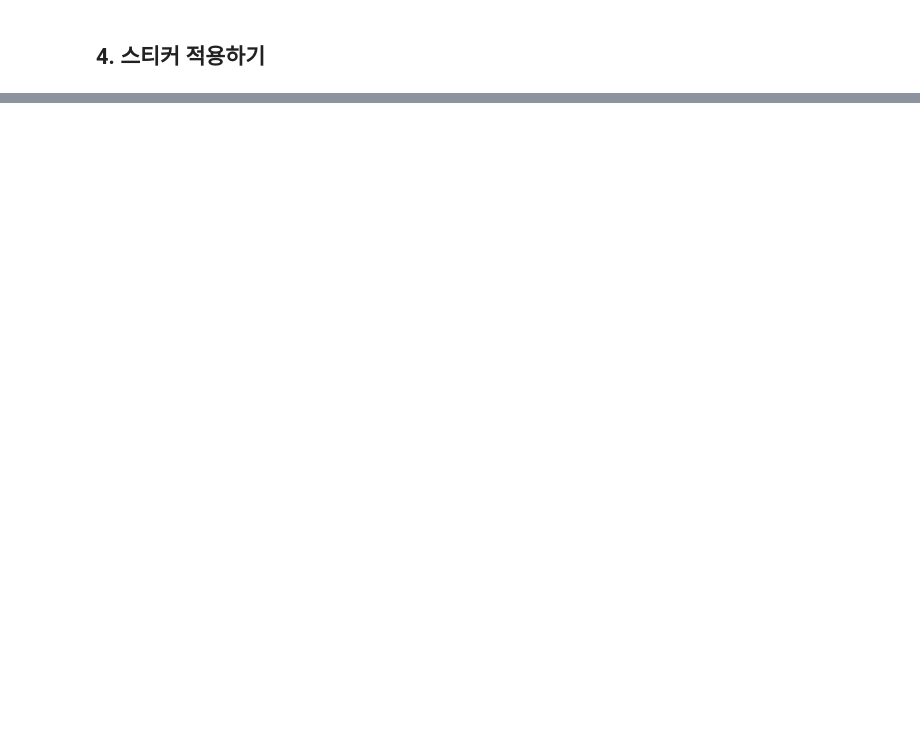
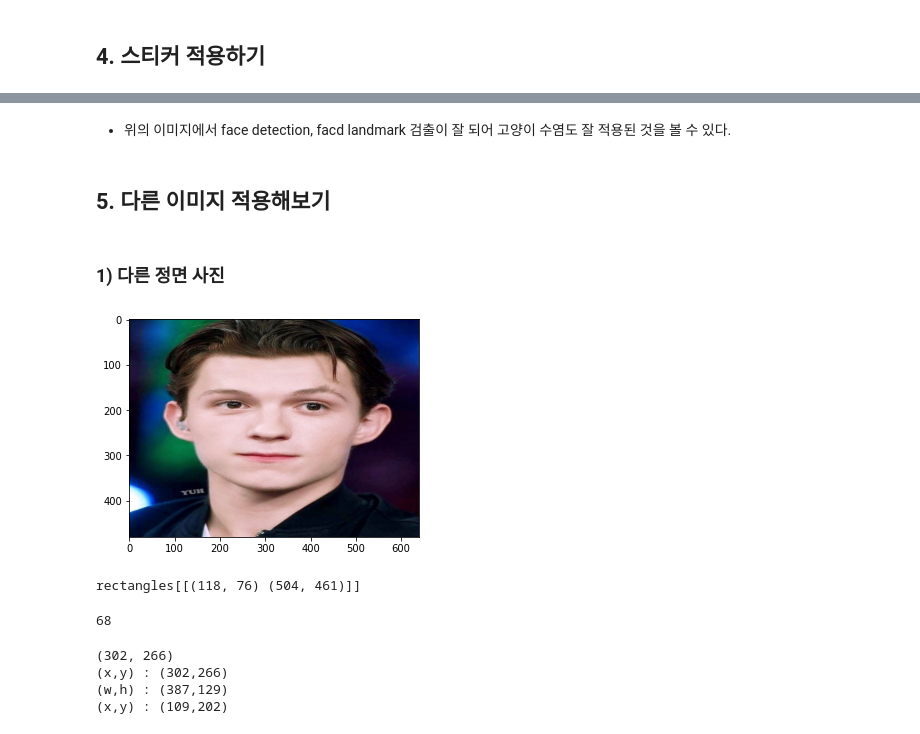
Before and after one commit to seungmiya13/LMS-Exploration, a Jupyter notebook: E3/camera_cat_whiskers.ipynb, the cells around one changed output, grey strips where cells are left out. Drawn from its saved outputs; the diff is of its cells as text; code cells hidden in the pictures; blank space fills up the shorter version.

```diff
--- a/E3/camera_cat_whiskers.ipynb
+++ b/E3/camera_cat_whiskers.ipynb
@@ -180,0 +208,55 @@ plt.show()
+# %% [markdown]
+- 위의 이미지에서 face detection, facd landmark 검출이 잘 되어 고양이 수염도 잘 적용된 것을 볼 수 있다.
+# %% [markdown]
+## 5. 다른 이미지 적용해보기
+# %% [markdown]
+### 1) 다른 정면 사진
+# %%
+# 1. 이미지 읽어오기
+my_image_path = os.getenv('HOME')+'/aiffel/Exploration/E3/images/img2.png'
+img_bgr = cv2.imread(my_image_path)    # OpenCV로 이미지를 읽어서
+img_bgr = cv2.resize(img_bgr, (640, 480))    # 640x480의 크기로 Resize
+img_rgb = cv2.cvtColor(img_bgr, cv2.COLOR_BGR2RGB) # RGB로 변경
+
+plt.imshow(img_rgb)
+plt.show()
+# %% [output]
+[figure, added]
+# %%
+# 2. 얼굴의 bounding box를 추출
+dlib_rects = detector_hog(img_rgb, 1)
+print(dlib_rects)
+# %% [output]
+rectangles[[(118, 76) (504, 461)]]
+# %%
+# 3. 얼굴 랜드마크 좌표 저장
+list_landmarks = []
+for dlib_rect in dlib_rects:
+    points = landmark_predictor(img_rgb, dlib_rect)
+    list_points = list(map(lambda p: (p.x, p.y), points.parts()))
+    list_landmarks.append(list_points)
+
+print(len(list_landmarks[0]))
+# %% [output]
+68
+# %%
+# 4. 스티커 적용하기
+
+# 좌표 확인
+for dlib_rect, landmark in zip(dlib_rects, list_landmarks):
+    print (landmark[30]) # nose center index : 30
+    x = landmark[30][0]
+    y = landmark[30][1]
+    w = dlib_rect.width()
+    h = dlib_rect.width() // 3
+    print ('(x,y) : (%d,%d)'%(x,y))
+    print ('(w,h) : (%d,%d)'%(w,h))
+
+refined_x = x - w // 2  # left
+refined_y = y - h // 2  # top
+print ('(x,y) : (%d,%d)'%(refined_x, refined_y))
+# %% [output]
+(302, 266)
+(x,y) : (302,266)
+(w,h) : (387,129)
+(x,y) : (109,202)
```
Also changed, not shown: parts of 50 cells of this notebook, 11 other files.
